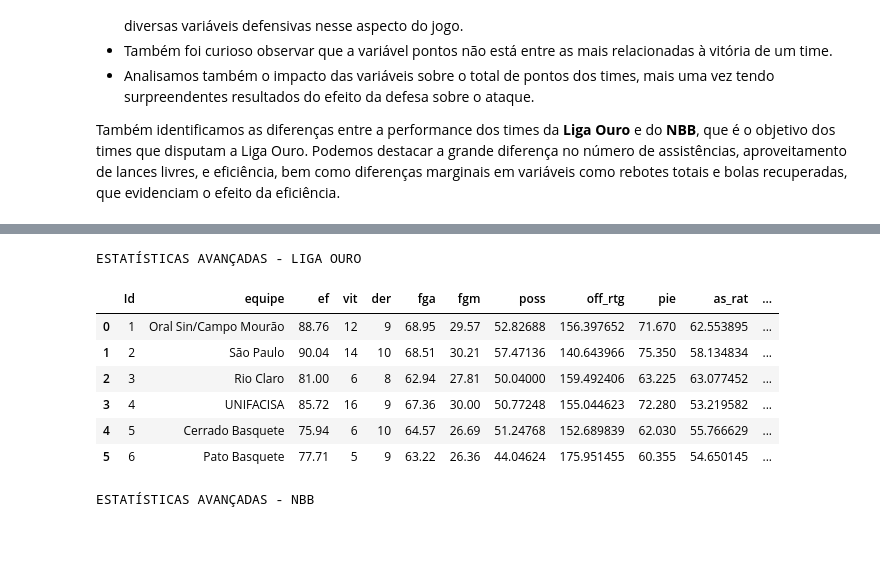
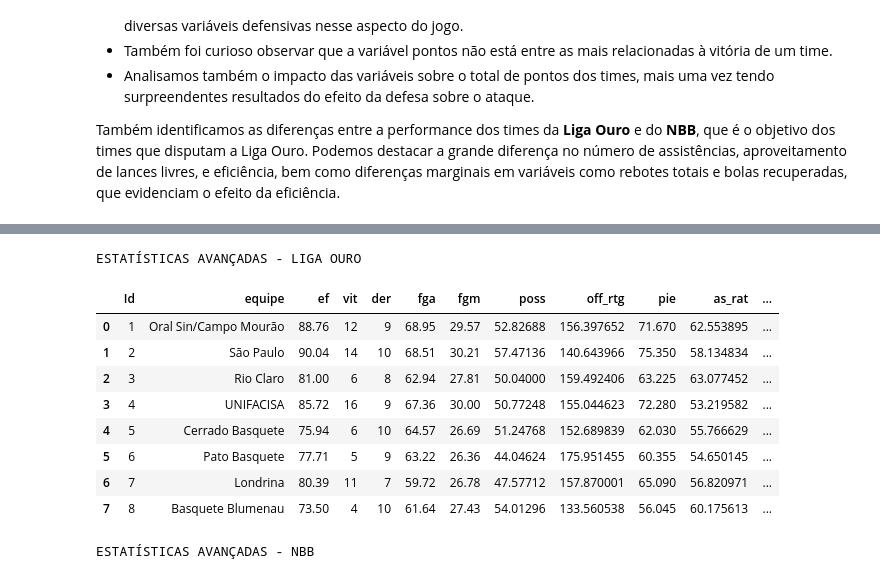
Before and after one commit to rafaelnduarte/Analise_De_Dados_Cerrado_Basquete, a Jupyter notebook: Análise_de_Dados_Cerrado_Basquete.ipynb, the cells around one changed output, grey strips where cells are left out. Saved outputs shown, nothing was run; the diff lists cells and outputs as text; code cells hidden in the pictures; blank space fills up the shorter version.

```diff
--- a/Análise_de_Dados_Cerrado_Basquete.ipynb
+++ b/Análise_de_Dados_Cerrado_Basquete.ipynb
@@ -84,22 +82,22 @@ import matplotlib.pyplot as plt
 sns.set()
 # %%
 # importando dados do time temporada 2019
-df_ouro = pd.read_csv('https://raw.githubusercontent.com/rafaelnduarte/Cerrado_Basquete/master/data/liga_ouro_stats.csv', encoding='latin-1')
+df_ouro = pd.read_csv('https://raw.githubusercontent.com/rafaelnduarte/Analise_De_Dados_Cerrado_Basquete/master/data/liga_ouro_stats.csv', encoding='latin-1')
 
 # importando dados de jogos / rodada 1 - turno 1 / 2019
-df_t1 = pd.read_csv('https://raw.githubusercontent.com/rafaelnduarte/Cerrado_Basquete/master/data/cerrado_r1_t1.csv',encoding='latin-1')
+df_t1 = pd.read_csv('https://raw.githubusercontent.com/rafaelnduarte/Analise_De_Dados_Cerrado_Basquete/master/data/cerrado_r1_t1.csv',encoding='latin-1')
 
 # importando dados de jogos / rodada 1 - turno 2 / 2019
-df_t2 = pd.read_csv('https://raw.githubusercontent.com/rafaelnduarte/Cerrado_Basquete/master/data/cerrado_r1_t2.csv', encoding='latin-1')
+df_t2 = pd.read_csv('https://raw.githubusercontent.com/rafaelnduarte/Analise_De_Dados_Cerrado_Basquete/master/data/cerrado_r1_t2.csv', encoding='latin-1')
 
 # importando dados dos playoffs liga ouro / 2019
-df_playoffs = pd.read_csv('https://raw.githubusercontent.com/rafaelnduarte/Cerrado_Basquete/master/data/ouro_playoffs.csv', encoding='latin-1')
+df_playoffs = pd.read_csv('https://raw.githubusercontent.com/rafaelnduarte/Analise_De_Dados_Cerrado_Basquete/master/data/ouro_playoffs.csv', encoding='latin-1')
 
 # importando dados dos jogadores na temporada 2019
-df_players = pd.read_csv('https://raw.githubusercontent.com/rafaelnduarte/Cerrado_Basquete/master/data/liga_ouro_players.csv', encoding='latin-1')
+df_players = pd.read_csv('https://raw.githubusercontent.com/rafaelnduarte/Analise_De_Dados_Cerrado_Basquete/master/data/liga_ouro_players.csv', encoding='latin-1')
 
 # importando dados do NBB/2019
-df_nbb = pd.read_csv('https://raw.githubusercontent.com/rafaelnduarte/Cerrado_Basquete/master/data/NBB_2019.csv', encoding='latin-1')
+df_nbb = pd.read_csv('https://raw.githubusercontent.com/rafaelnduarte/Analise_De_Dados_Cerrado_Basquete/master/data/NBB_2019.csv', encoding='latin-1')
 # %% [markdown]
 ### Análise de Dados da Liga Ouro
 
@@ -588,29 +600,31 @@ O cálculo dos Advanced Stats é feito da seguinte forma:
 # %%
 # criando Estatísticas Avançadas - Liga Ouro
 df_ouro['fga'] = df_ouro.apply(lambda x: x['2pt'] + x['3pt'], axis=1)
 df_ouro['fgm'] = df_ouro.apply(lambda x: x['2pc'] + x['3pc'], axis=1)
 df_ouro['poss'] = df_ouro.apply(lambda x: 0.96 * (x['2pt'] + x['er'] + (0.45 * x['llt'] - x['ro'])), axis=1)
 df_ouro['off_rtg'] = df_ouro.apply(lambda x: 100 * (x['pts'] / x['poss']), axis=1)
 df_ouro['pie'] = df_ouro.apply(lambda x: x['pts'] + x['fgm'] + x['llc'] - x['fga'] - x['llt'] + x['rt'] + (0.5 * x['ro']) + x['as'] + x['br'] + (0.5 * x['to']) - x['fc'] - x['er'], axis=1)
 df_ouro['as_rat'] = df_ouro.apply(lambda x: 100 * x['as'] / x['fga'] + (0.475 * x['llt']) + x['as'] + x['er'], axis=1)
 df_ouro['er_rat'] = df_ouro.apply(lambda x: 100 * x['er'] / x['fga'] + (0.475 * x['llt'])  + x['as'] + x['er'], axis=1)
 df_ouro['true_shot'] = df_ouro.apply(lambda x: 100 * x['pts'] / (2* x['fga'] + (0.475 * x['llt'])), axis=1)
 df_ouro['eff_fg'] = df_ouro.apply(lambda x: (x['fgm'] + 0.5 * x['3pc']) / x['fga'], axis=1)
 df_ouro['ll_rat'] = df_ouro.apply(lambda x: x['llt'] / x['fga'], axis=1)
 
 # criando um data frame de Estatísticas Avançadas
 adv_stats = df_ouro.filter(['Id','equipe', 'ef', 'vit', 'der', 'fga', 'fgm', 'poss', 'off_rtg', 'pie', 'as_rat', 'er_rat', 'true_shot', 'eff_fg', 'll_rat'], axis=1)
 print('ESTATÍSTICAS AVANÇADAS - LIGA OURO')
-adv_stats.head(6)
+adv_stats.head(8)
 # %% [output]
 ESTATÍSTICAS AVANÇADAS - LIGA OURO
 |  | Id | equipe | ef | vit | der | fga | fgm | poss | off_rtg | pie | as_rat | ... |
 | 0 | 1 | Oral Sin/Campo Mourão | 88.76 | 12 | 9 | 68.95 | 29.57 | 52.82688 | 156.397652 | 71.670 | 62.553895 | ... |
 | 1 | 2 | São Paulo | 90.04 | 14 | 10 | 68.51 | 30.21 | 57.47136 | 140.643966 | 75.350 | 58.134834 | ... |
 | 2 | 3 | Rio Claro | 81.00 | 6 | 8 | 62.94 | 27.81 | 50.04000 | 159.492406 | 63.225 | 63.077452 | ... |
 | 3 | 4 | UNIFACISA | 85.72 | 16 | 9 | 67.36 | 30.00 | 50.77248 | 155.044623 | 72.280 | 53.219582 | ... |
 | 4 | 5 | Cerrado Basquete | 75.94 | 6 | 10 | 64.57 | 26.69 | 51.24768 | 152.689839 | 62.030 | 55.766629 | ... |
 | 5 | 6 | Pato Basquete | 77.71 | 5 | 9 | 63.22 | 26.36 | 44.04624 | 175.951455 | 60.355 | 54.650145 | ... |
+| 6 | 7 | Londrina | 80.39 | 11 | 7 | 59.72 | 26.78 | 47.57712 | 157.870001 | 65.090 | 56.820971 | ... |
+| 7 | 8 | Basquete Blumenau | 73.50 | 4 | 10 | 61.64 | 27.43 | 54.01296 | 133.560538 | 56.045 | 60.175613 | ... |
 # %%
 # criando Estatísticas Avançadas - NBB
 df_nbb['fga'] = df_nbb.apply(lambda x: x['2pt'] + x['3pt'], axis=1)
```
Also changed, not shown: parts of 7 cells of this notebook.
